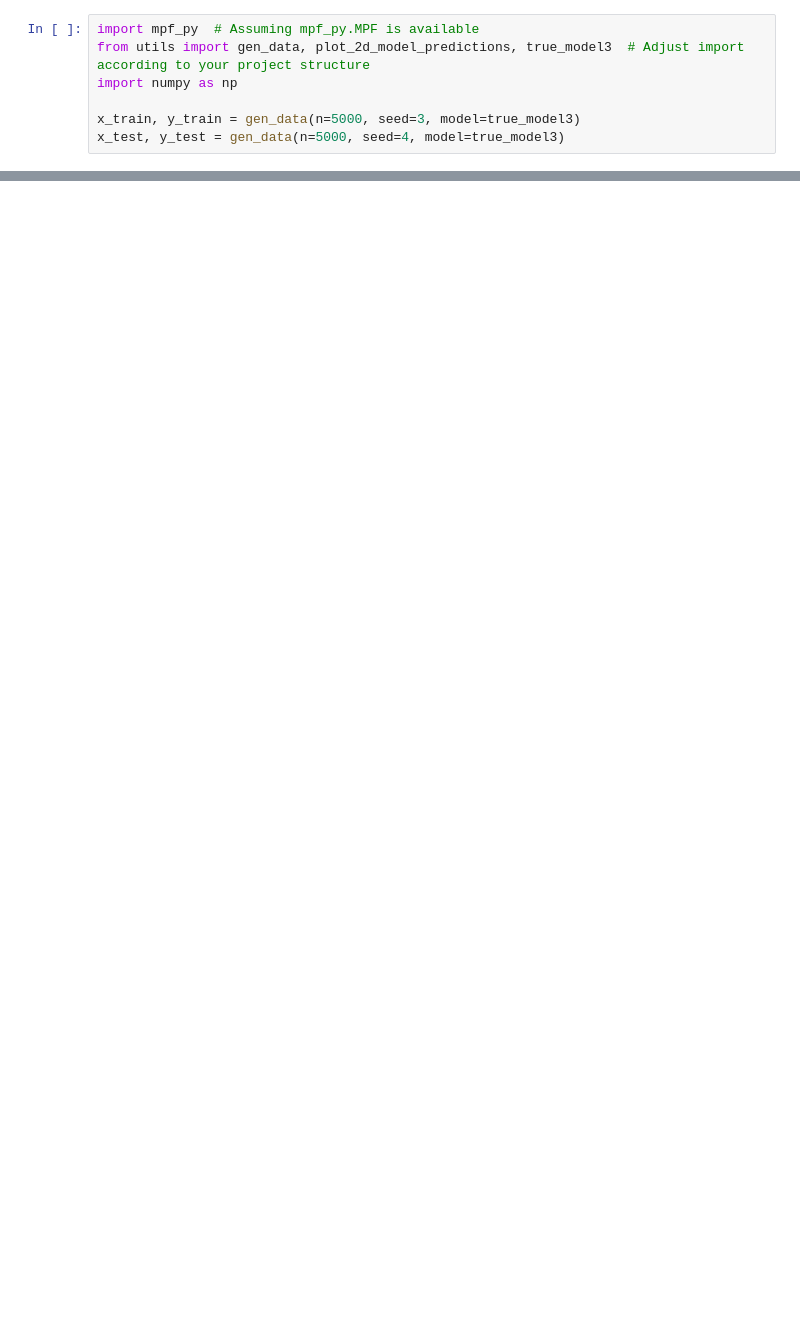
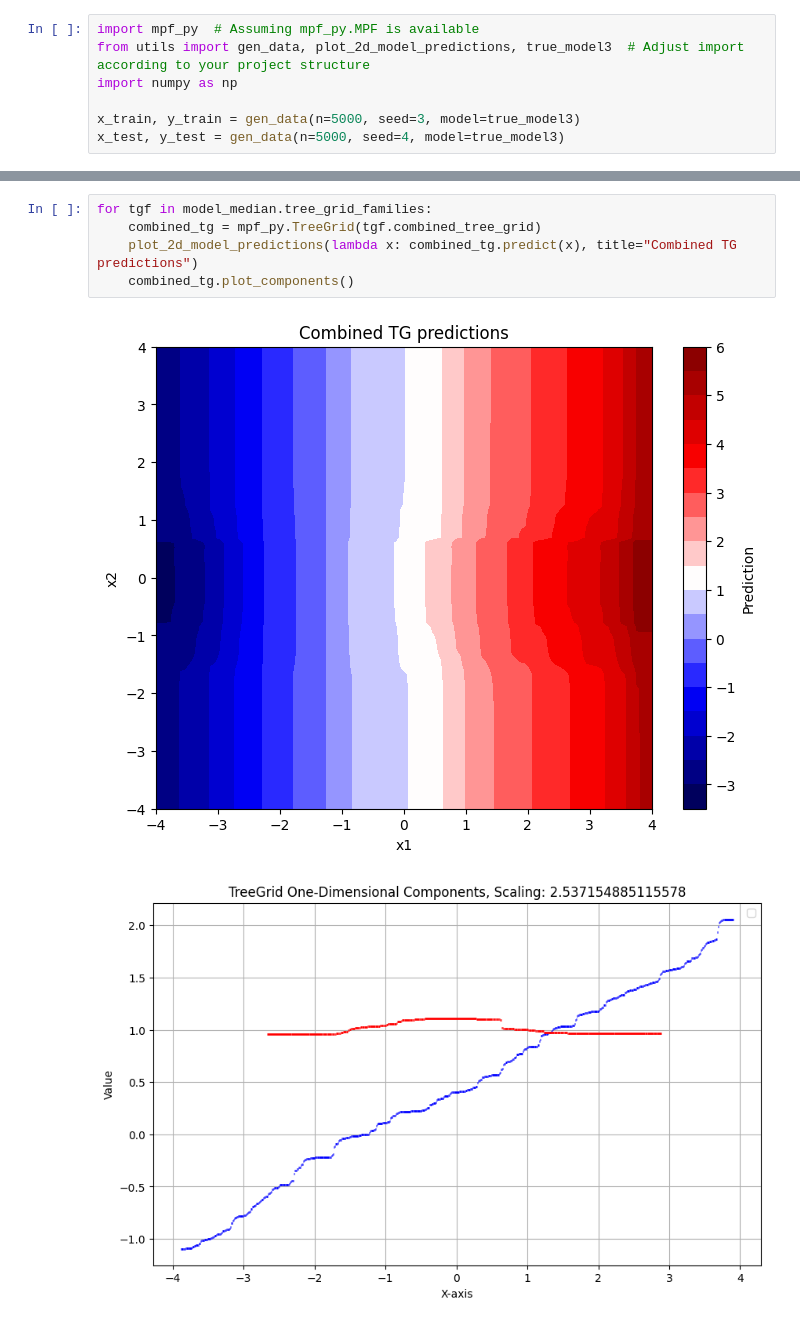
Before and after one commit to jyliuu/MPF, a Jupyter notebook: mpf-py/notebooks/simple_example.ipynb, the cells around one changed output, grey strips where cells are left out. Cells and saved outputs as stored; diff of their text form; blank space fills up the shorter version.

```diff
--- a/mpf-py/notebooks/simple_example.ipynb
+++ b/mpf-py/notebooks/simple_example.ipynb
@@ -67,0 +76,8 @@ Combining tree grids into a single tree grid.
+# %%
+for tgf in model_median.tree_grid_families:
+    combined_tg = mpf_py.TreeGrid(tgf.combined_tree_grid)
+    plot_2d_model_predictions(lambda x: combined_tg.predict(x), title="Combined TG predictions")
+    combined_tg.plot_components()
+# %% [output]
+[figure, added]
+[figure, added]
```
Also changed, not shown: parts of 5 cells of this notebook, 8 other files.
